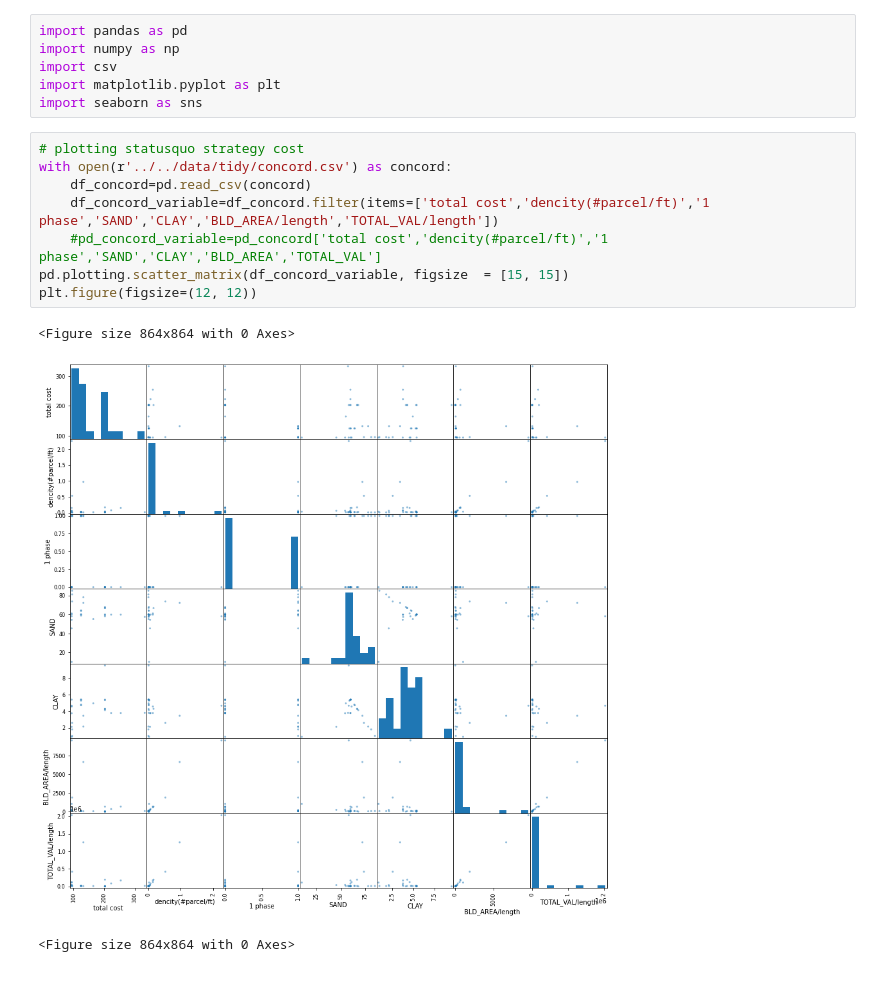
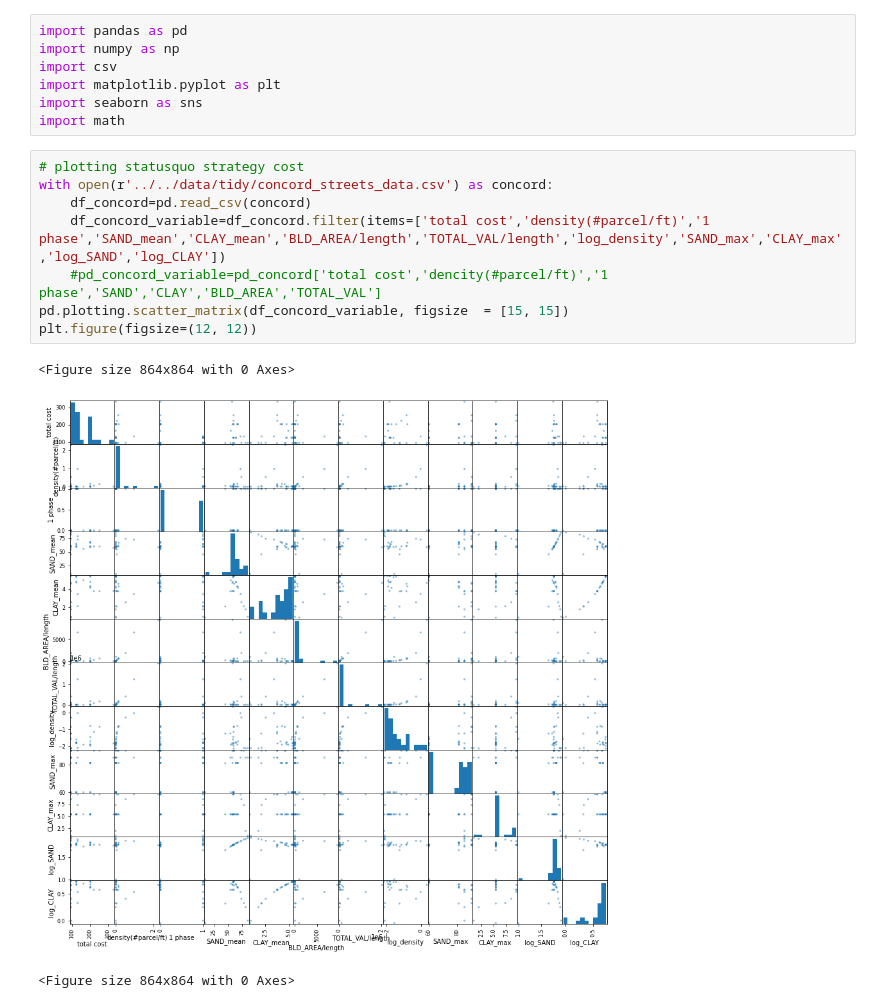
Before and after one commit to narslab/project-groundwork, a Jupyter notebook: bin/jupyter/plots-relationship between cost and variables.ipynb, the cells around one changed output. Saved outputs shown, nothing was run; the diff lists cells and outputs as text.

Commit message:
disagregating lifecycle cost

```diff
--- a/bin/jupyter/plots-relationship between cost and variables.ipynb
+++ b/bin/jupyter/plots-relationship between cost and variables.ipynb
@@ -4,17 +4,18 @@ import numpy as np
 import csv
 import matplotlib.pyplot as plt
 import seaborn as sns
+import math
 # %%
 # plotting statusquo strategy cost
-with open(r'../../data/tidy/concord.csv') as concord:
+with open(r'../../data/tidy/concord_streets_data.csv') as concord:
     df_concord=pd.read_csv(concord)
-    df_concord_variable=df_concord.filter(items=['total cost','dencity(#parcel/ft)','1 phase','SAND','CLAY','BLD_AREA/length','TOTAL_VAL/length'])
+    df_concord_variable=df_concord.filter(items=['total cost','density(#parcel/ft)','1 phase','SAND_mean','CLAY_mean','BLD_AREA/length','TOTAL_VAL/length','log_density','SAND_max','CLAY_max','log_SAND','log_CLAY'])
     #pd_concord_variable=pd_concord['total cost','dencity(#parcel/ft)','1 phase','SAND','CLAY','BLD_AREA','TOTAL_VAL']
 pd.plotting.scatter_matrix(df_concord_variable, figsize  = [15, 15])
 plt.figure(figsize=(12, 12))
 # %% [output]
 <Figure size 864x864 with 0 Axes>
-[figure, old version]
+[figure, new version]
 <Figure size 864x864 with 0 Axes>
 # %%
 #plotting relationship between clay and sand
```
Also changed, not shown: parts of 19 cells of this notebook, 6 other files.
